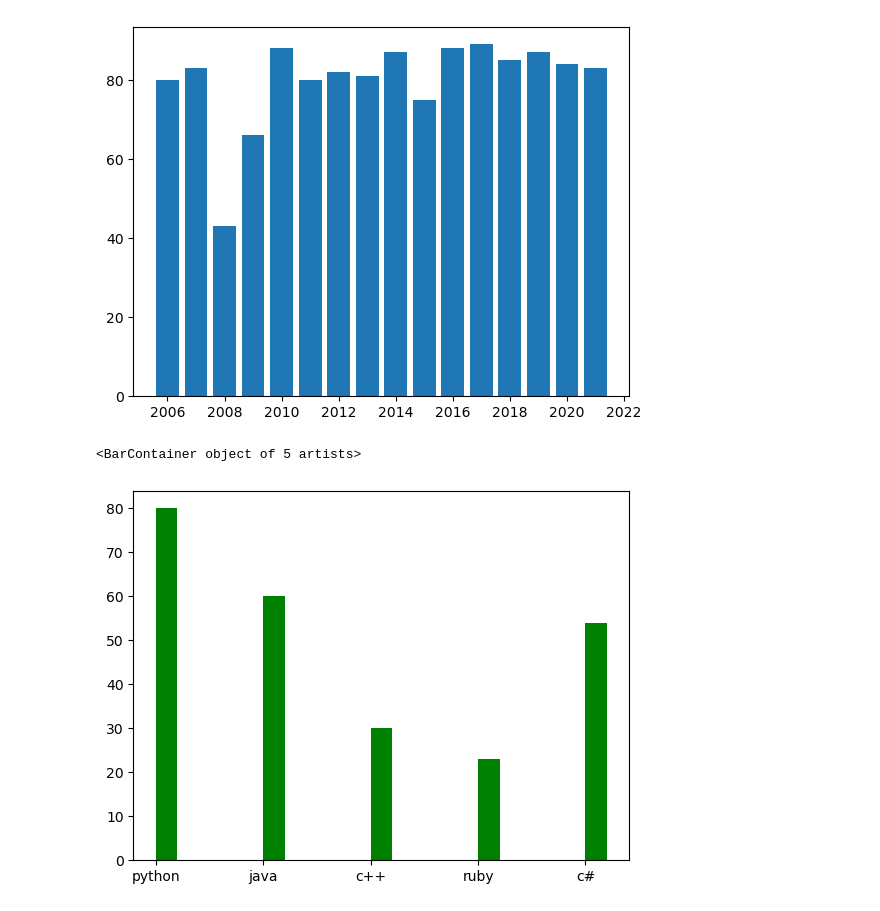
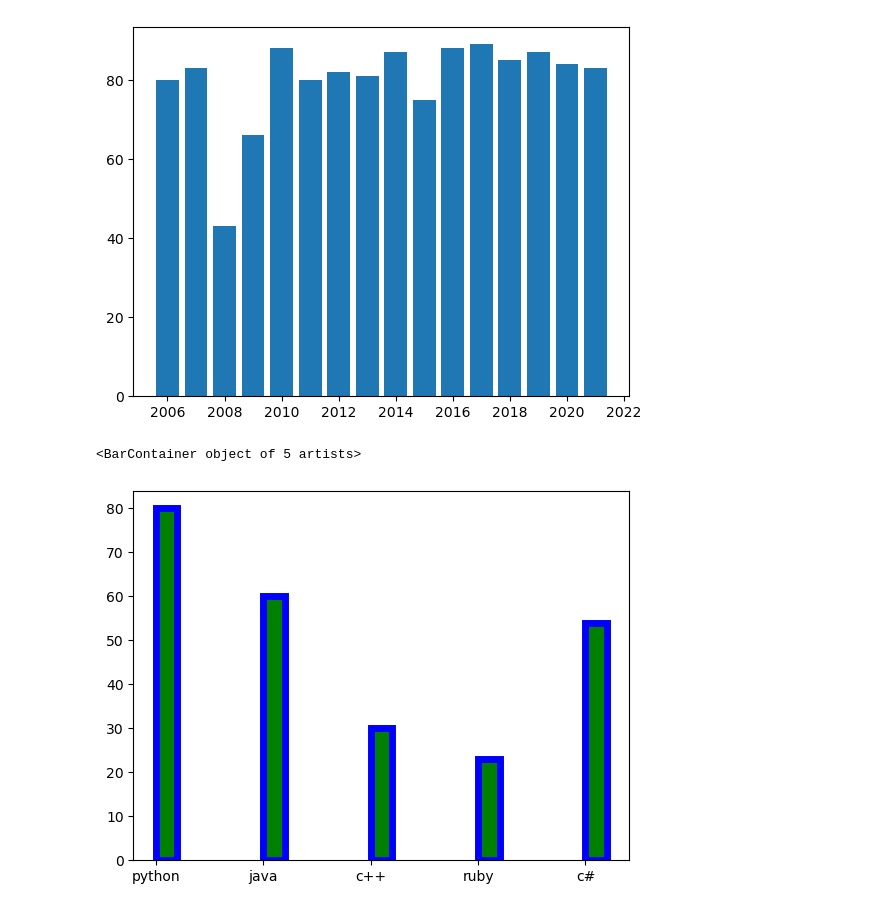
Before and after one commit to decodersifat/Python-Data-Analysis, a Jupyter notebook: Matplotlib Basics/matplotlib_1.ipynb, the cells around one changed output. Drawn from its saved outputs; the diff is of its cells as text; code cells hidden in the pictures.

```diff
--- a/Matplotlib Basics/matplotlib_1.ipynb
+++ b/Matplotlib Basics/matplotlib_1.ipynb
@@ -39,8 +39,8 @@ plt.bar(years,weights)
 # %%
 x = ['python','java','c++','ruby','c#']
 y = [80,60,30,23,54]
 
-plt.bar(x , y , color= 'green', align='edge', width=.2)
+plt.bar(x , y , color= 'green', align='edge', width=.2,edgecolor = 'blue', lw= 5)
 # %% [output]
 <BarContainer object of 5 artists>
-[figure, old version]
+[figure, new version]
```
Also changed, not shown: parts of 3 cells of this notebook.
